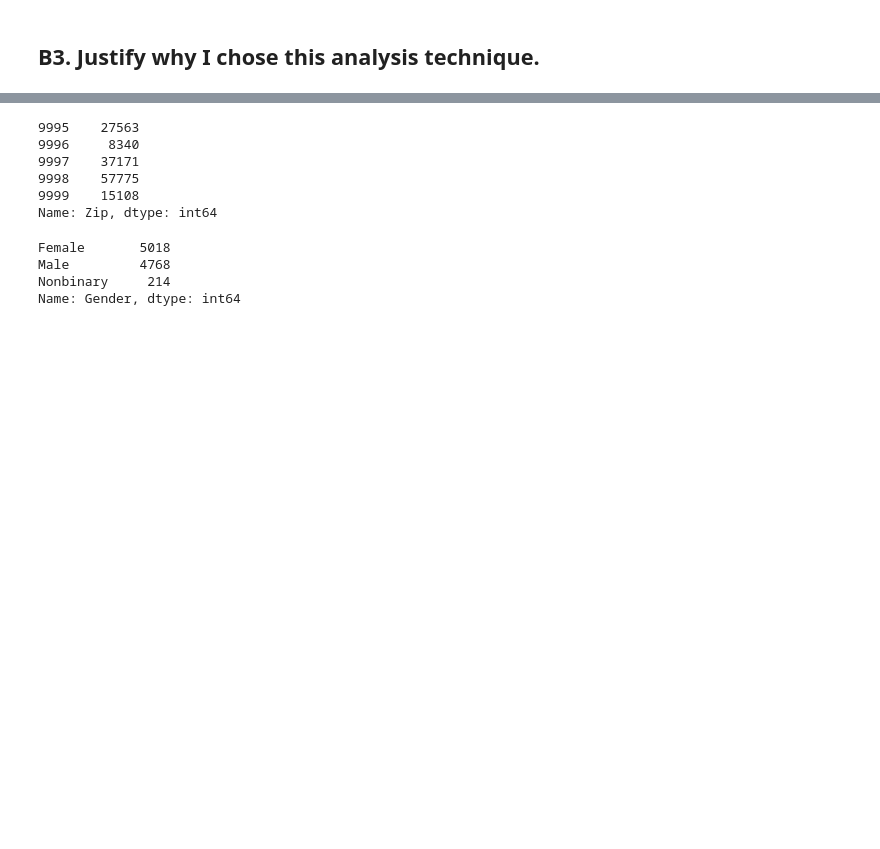
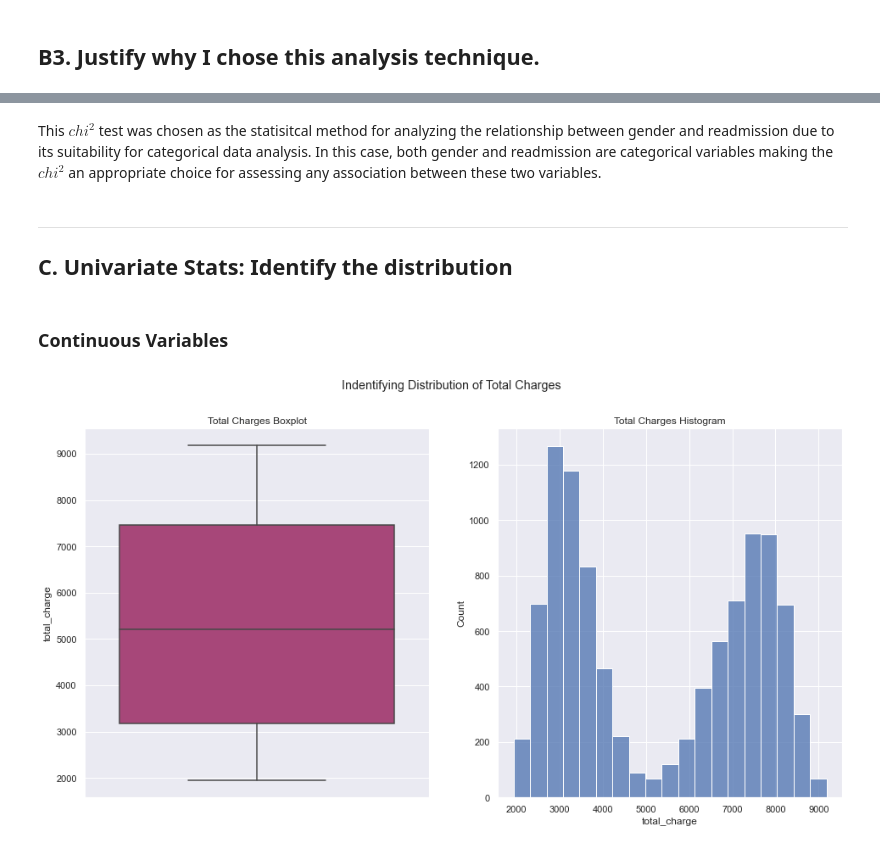
Before and after one commit to DesireeMcElroy/WGU_MSDA, a Jupyter notebook: D207-Exploratory_Data_Analysis/medical_data_explore.ipynb, the cells around one changed output, grey strips where cells are left out. Cells and saved outputs as stored; diff of their text form; code cells hidden in the pictures; blank space fills up the shorter version.

```diff
--- a/D207-Exploratory_Data_Analysis/medical_data_explore.ipynb
+++ b/D207-Exploratory_Data_Analysis/medical_data_explore.ipynb
@@ -291,16 +184,26 @@ E.  Summarize the implications of your data analysis by doing the following:
-# %%
-df.Zip.tail()
-# %% [output]
-9995    27563
-9996     8340
-9997    37171
-9998    57775
-9999    15108
-Name: Zip, dtype: int64
-# %%
-df.Gender.value_counts()
-# %% [output]
-Female       5018
-Male         4768
-Nonbinary     214
-Name: Gender, dtype: int64
+# %% [markdown]
+This $chi^2$ test was chosen as the statisitcal method for analyzing the relationship between gender and readmission due to its suitability for categorical data analysis. In this case, both gender and readmission are categorical variables making the $chi^2$ an appropriate choice for assessing any association between these two variables.
+# %% [markdown]
+-------
+## C. Univariate Stats: Identify the distribution
+# %% [markdown]
+### Continuous Variables
+# %%
+# set dark grid as background for graphs for ease of reading
+sns.set_theme(style="darkgrid")
+# set size
+plt.figure(figsize=(16,8))
+plt.suptitle('Indentifying Distribution of Total Charges')
+
+# set up box plot, include outliers (default)
+plt.subplot(1,2,1)
+plt.title('Total Charges Boxplot')
+sns.boxplot(data=df, y='total_charge', palette='magma')
+
+# set up histogram to view distribution
+plt.subplot(1,2,2)
+plt.title('Total Charges Histogram')
+sns.histplot(data=df, x='total_charge')
+plt.show()
+# %% [output]
+[figure, added]
```
Also changed, not shown: parts of 32 cells of this notebook.
